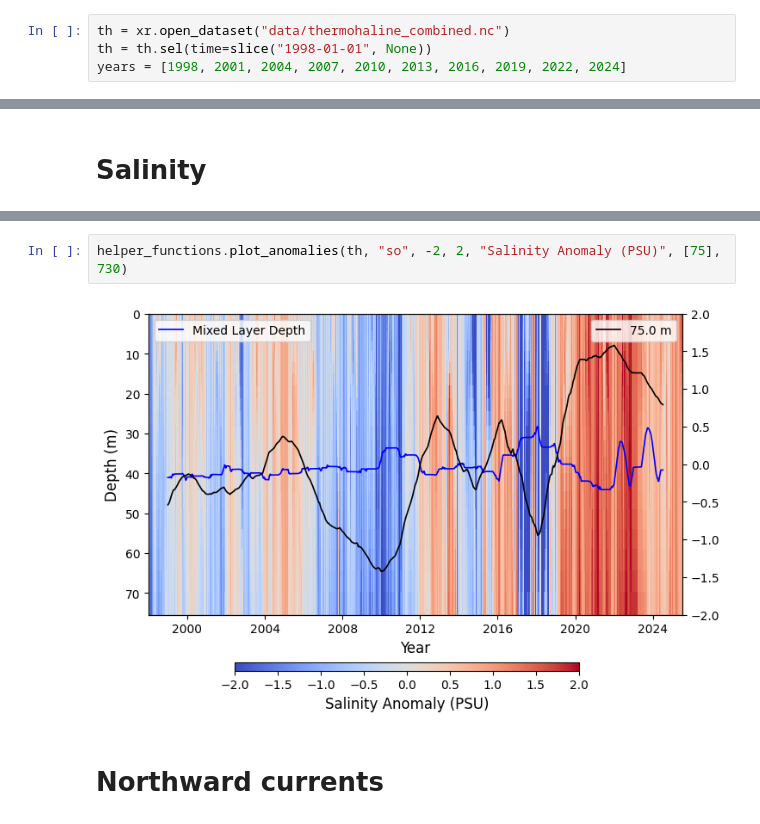
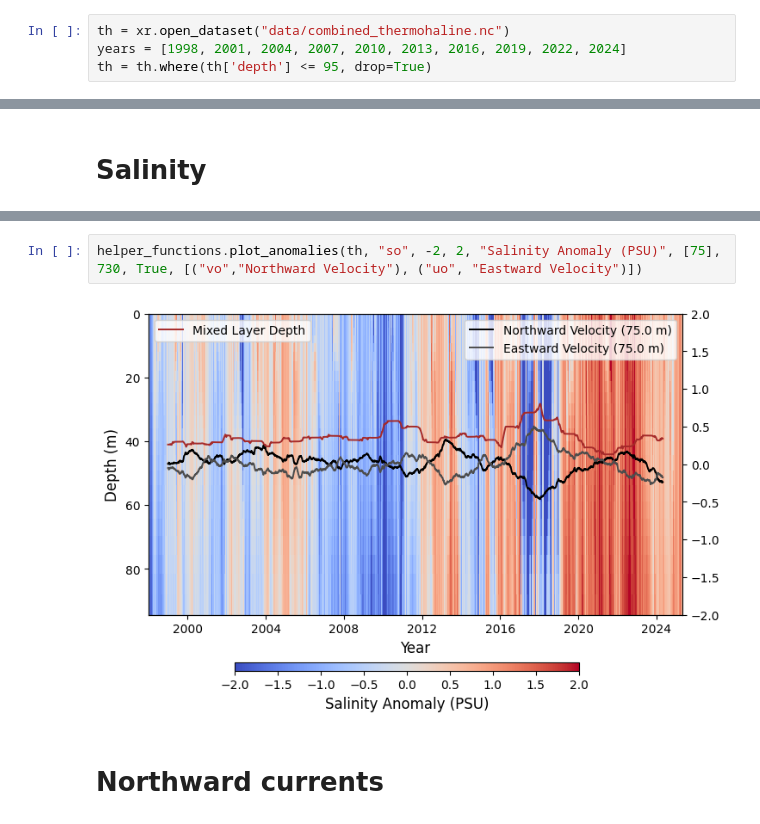
Before and after one commit to BahneTP/medsea-interannual-clustering, a Jupyter notebook: island.of.vis_analysis/thermohaline_analysis.ipynb, the cells around one changed output, grey strips where cells are left out. Drawn from its saved outputs; the diff is of its cells as text.

```diff
--- a/island.of.vis_analysis/thermohaline_analysis.ipynb
+++ b/island.of.vis_analysis/thermohaline_analysis.ipynb
@@ -13,9 +13,9 @@ importlib.reload(helper_functions)
 # %% [output]
 <module 'helper_functions' from 'c:\\Croatia\\island.of.vis_analysis\\helper_functions.py'>
 # %%
-th = xr.open_dataset("data/thermohaline_combined.nc")
-th = th.sel(time=slice("1998-01-01", None))
+th = xr.open_dataset("data/combined_thermohaline.nc")
 years = [1998, 2001, 2004, 2007, 2010, 2013, 2016, 2019, 2022, 2024]
+th = th.where(th['depth'] <= 95, drop=True)
 # %% [markdown]
 # Temperature
 # %%
@@ -93,7 +101,7 @@ helper_functions.plot_hovmoeller_grid(
 # %%
-helper_functions.plot_anomalies(th, "so", -2, 2, "Salinity Anomaly (PSU)", [75], 730)
+helper_functions.plot_anomalies(th, "so", -2, 2, "Salinity Anomaly (PSU)", [75], 730, True, [("vo","Northward Velocity"), ("uo", "Eastward Velocity")])
 # %% [output]
-[figure, old version]
+[figure, new version]
 # %% [markdown]
 # Northward currents
 # %%
```
Also changed, not shown: parts of 12 cells of this notebook, 18 other files.
